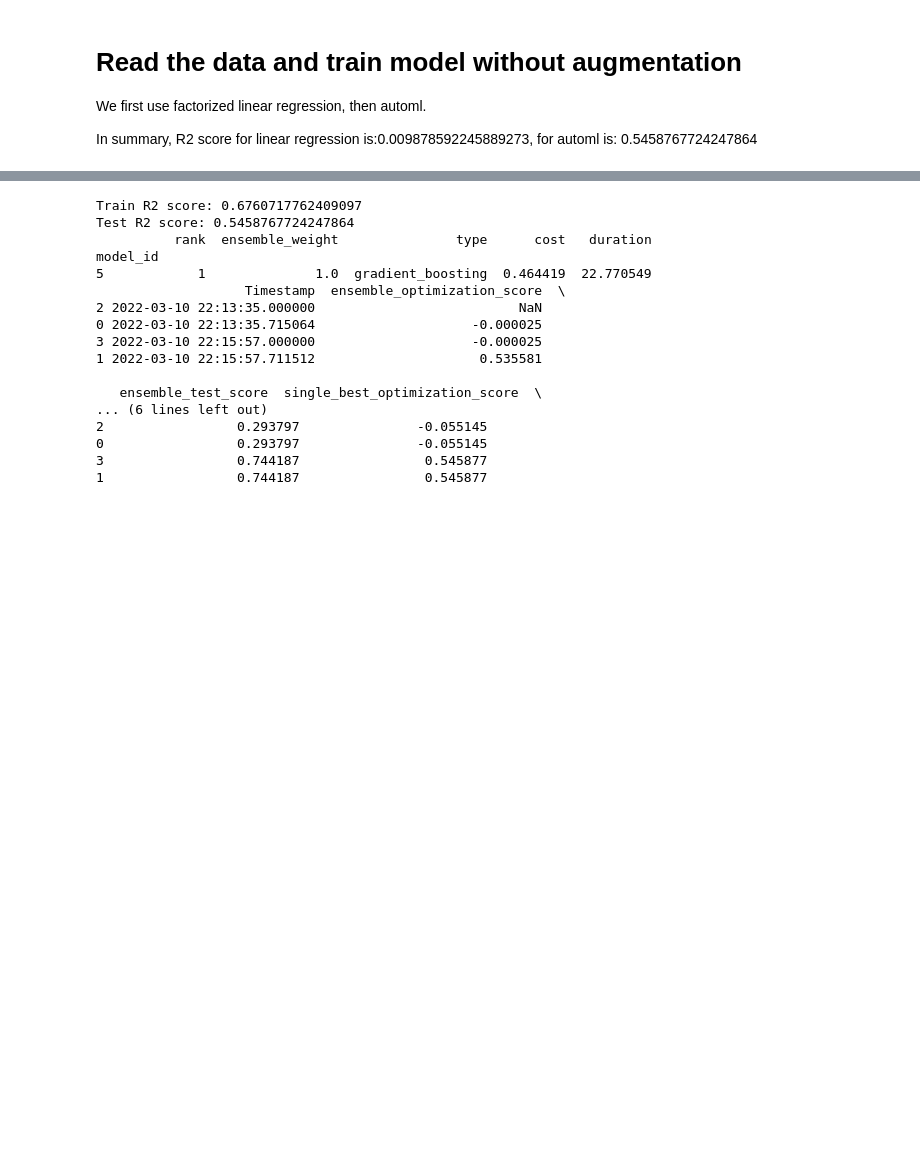
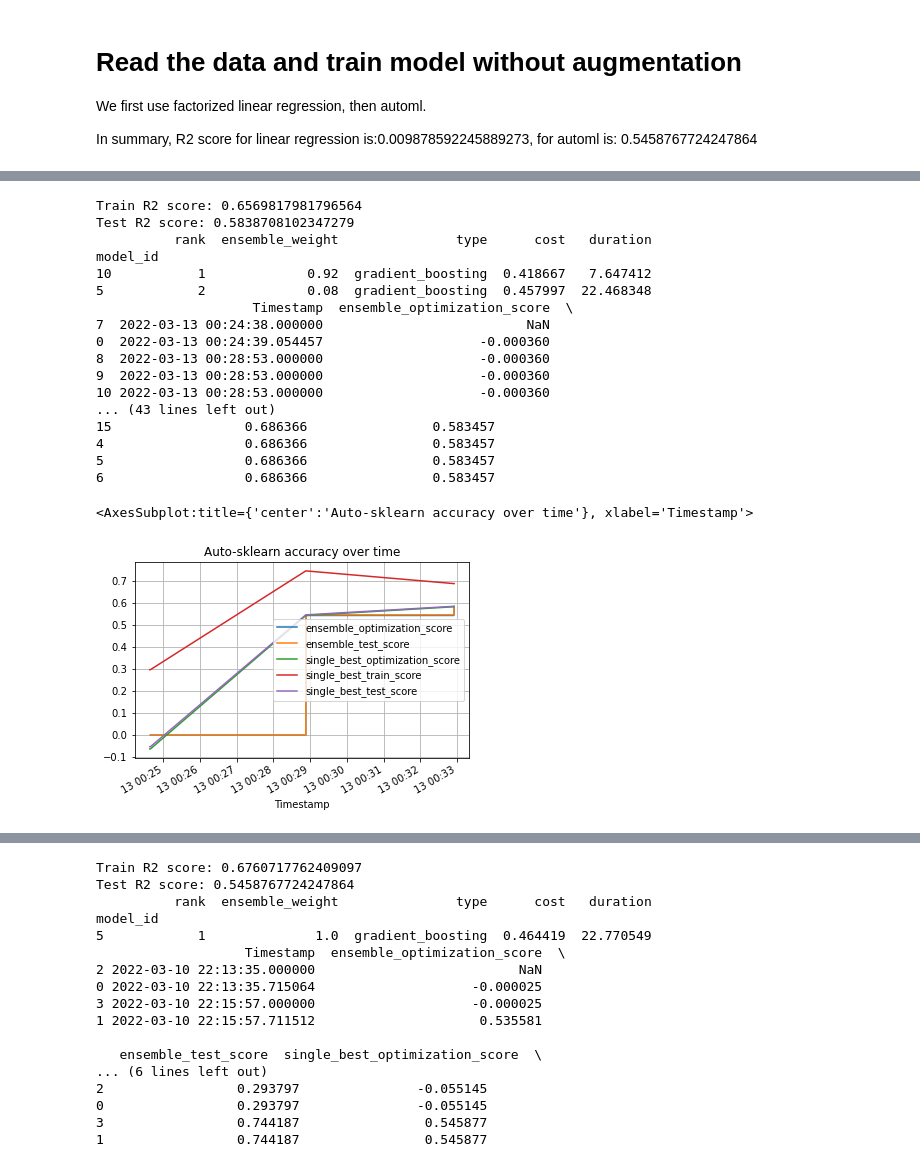
Before and after one commit to primkey7607/factorizedlearn, a Jupyter notebook: demo.ipynb, the cells around one changed output, grey strips where cells are left out. Cells and saved outputs as stored; diff of their text form; code cells hidden in the pictures; blank space fills up the shorter version.

```diff
--- a/demo.ipynb
+++ b/demo.ipynb
@@ -52,8 +52,9 @@ X_test = gender_test[["Number Tested", "DBN", "Year", "Grade"]]
 y_test = gender_test["Mean Scale Score"]
 
 automl = autosklearn.regression.AutoSklearnRegressor(
-    time_left_for_this_task=180,
-    per_run_time_limit=90
+    time_left_for_this_task=600,
+    per_run_time_limit=200,
+    memory_limit=6072
 )
 automl.fit(X_train, y_train, X_test, y_test, dataset_name='gender')
 # %% [output]
@@ -64,0 +73,35 @@ AutoSklearnRegressor(per_run_time_limit=90, time_left_for_this_task=180)
+# %%
+train_predictions = automl.predict(X_train)
+print("Train R2 score:", sklearn.metrics.r2_score(y_train, train_predictions))
+test_predictions = automl.predict(X_test)
+print("Test R2 score:", sklearn.metrics.r2_score(y_test, test_predictions))
+print(automl.leaderboard())
+poT = automl.performance_over_time_
+print(poT)
+poT.plot(
+    x='Timestamp',
+    kind='line',
+    legend=True,
+    title='Auto-sklearn accuracy over time',
+    grid=True,
+)
+# %% [output]
+Train R2 score: 0.6569817981796564
+Test R2 score: 0.5838708102347279
+          rank  ensemble_weight               type      cost   duration
+model_id
+10           1             0.92  gradient_boosting  0.418667   7.647412
+5            2             0.08  gradient_boosting  0.457997  22.468348
+                    Timestamp  ensemble_optimization_score  \
+7  2022-03-13 00:24:38.000000                          NaN
+0  2022-03-13 00:24:39.054457                    -0.000360
+8  2022-03-13 00:28:53.000000                    -0.000360
+9  2022-03-13 00:28:53.000000                    -0.000360
+10 2022-03-13 00:28:53.000000                    -0.000360
+... (43 lines left out)
+15                 0.686366                0.583457
+4                  0.686366                0.583457
+5                  0.686366                0.583457
+6                  0.686366                0.583457
+<AxesSubplot:title={'center':'Auto-sklearn accuracy over time'}, xlabel='Timestamp'>
+[figure, added]
```
Also changed, not shown: parts of 21 cells of this notebook, 11 other files.
